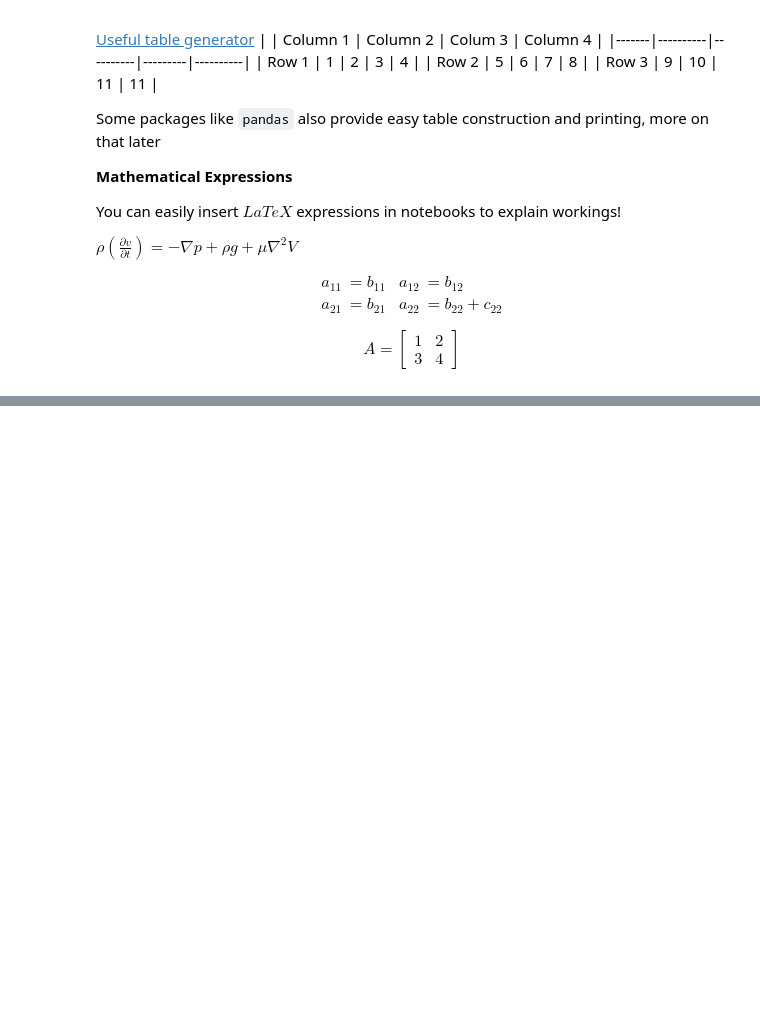
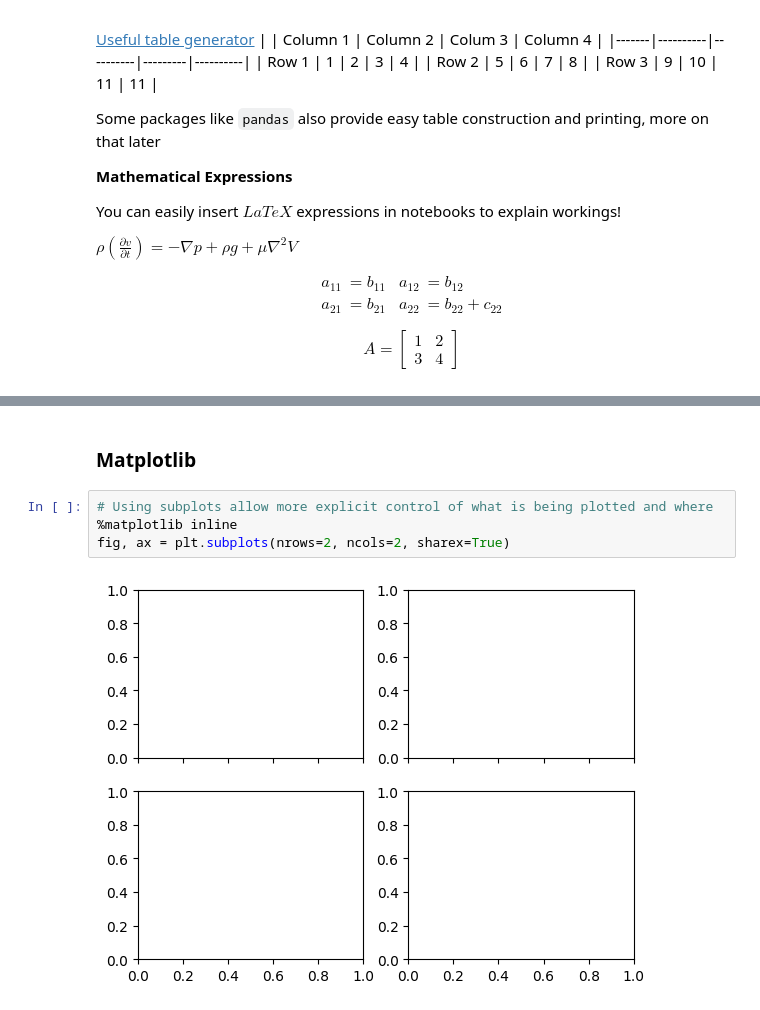
Before and after one commit to yhc97/python-workshops, a Jupyter notebook: python_workshop.ipynb, the cells around one changed output, grey strips where cells are left out. Cells and saved outputs as stored; diff of their text form; blank space fills up the shorter version.

```diff
--- a/python_workshop.ipynb
+++ b/python_workshop.ipynb
@@ -198,0 +504,8 @@ import scipy.signal as signal  # signal processing
+# %% [markdown]
+### Matplotlib
+# %%
+# Using subplots allow more explicit control of what is being plotted and where
+%matplotlib inline
+fig, ax = plt.subplots(nrows=2, ncols=2, sharex=True)
+# %% [output]
+[figure, added]
```
Also changed, not shown: parts of 61 cells of this notebook, 5 other files.
